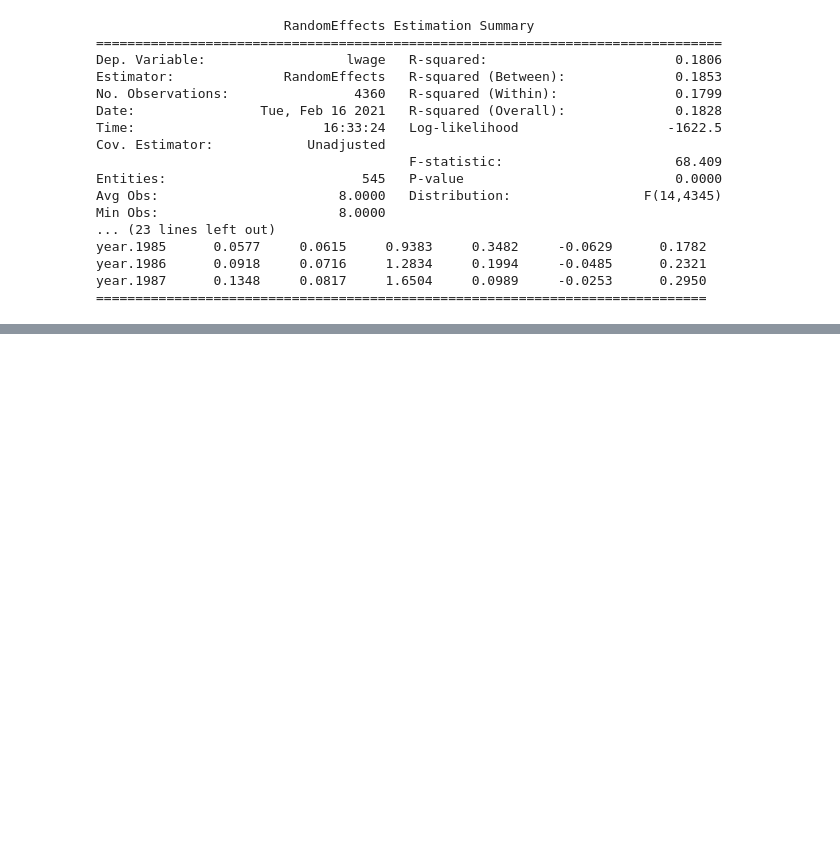
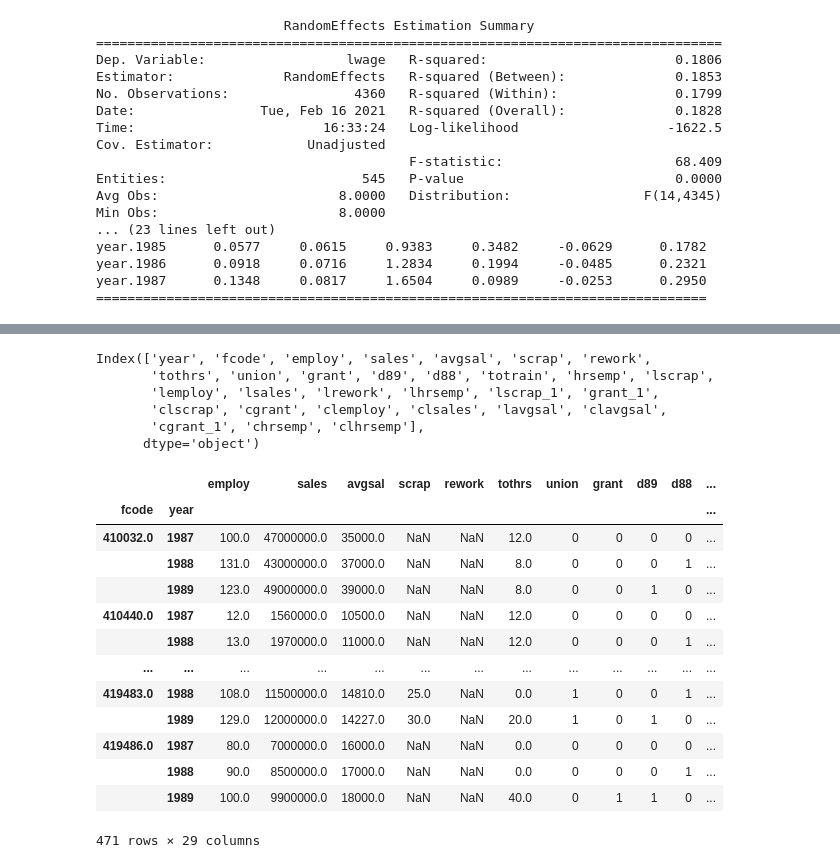
Before and after one commit to vnery5/Econometria, a Jupyter notebook: Cap 13 e 14 - Dados em Painel.ipynb, the cells around one changed output, grey strips where cells are left out. Drawn from its saved outputs; the diff is of its cells as text; code cells hidden in the pictures; blank space fills up the shorter version.

```diff
--- a/Cap 13 e 14 - Dados em Painel.ipynb
+++ b/Cap 13 e 14 - Dados em Painel.ipynb
@@ -928,0 +1519,26 @@ def Reg_Painel_Efeitos_Aleatórios(x, y, constante = "S"):
+# %%
+df.columns
+# %% [output]
+Index(['year', 'fcode', 'employ', 'sales', 'avgsal', 'scrap', 'rework',
+       'tothrs', 'union', 'grant', 'd89', 'd88', 'totrain', 'hrsemp', 'lscrap',
+       'lemploy', 'lsales', 'lrework', 'lhrsemp', 'lscrap_1', 'grant_1',
+       'clscrap', 'cgrant', 'clemploy', 'clsales', 'lavgsal', 'clavgsal',
+       'cgrant_1', 'chrsemp', 'clhrsemp'],
+      dtype='object')
+# %%
+Arrumar_Painel()
+# %% [output]
+|  |  | employ | sales | avgsal | scrap | rework | tothrs | union | grant | d89 | d88 | ... |
+| fcode | year |  |  |  |  |  |  |  |  |  |  | ... |
+| 410032.0 | 1987 | 100.0 | 47000000.0 | 35000.0 | NaN | NaN | 12.0 | 0 | 0 | 0 | 0 | ... |
+|  | 1988 | 131.0 | 43000000.0 | 37000.0 | NaN | NaN | 8.0 | 0 | 0 | 0 | 1 | ... |
+|  | 1989 | 123.0 | 49000000.0 | 39000.0 | NaN | NaN | 8.0 | 0 | 0 | 1 | 0 | ... |
+| 410440.0 | 1987 | 12.0 | 1560000.0 | 10500.0 | NaN | NaN | 12.0 | 0 | 0 | 0 | 0 | ... |
+|  | 1988 | 13.0 | 1970000.0 | 11000.0 | NaN | NaN | 12.0 | 0 | 0 | 0 | 1 | ... |
+| ... | ... | ... | ... | ... | ... | ... | ... | ... | ... | ... | ... | ... |
+| 419483.0 | 1988 | 108.0 | 11500000.0 | 14810.0 | 25.0 | NaN | 0.0 | 1 | 0 | 0 | 1 | ... |
+|  | 1989 | 129.0 | 12000000.0 | 14227.0 | 30.0 | NaN | 20.0 | 1 | 0 | 1 | 0 | ... |
+| 419486.0 | 1987 | 80.0 | 7000000.0 | 16000.0 | NaN | NaN | 0.0 | 0 | 0 | 0 | 0 | ... |
+|  | 1988 | 90.0 | 8500000.0 | 17000.0 | NaN | NaN | 0.0 | 0 | 0 | 0 | 1 | ... |
+|  | 1989 | 100.0 | 9900000.0 | 18000.0 | NaN | NaN | 40.0 | 0 | 1 | 1 | 0 | ... |
+471 rows × 29 columns
```
Also changed, not shown: parts of 9 cells of this notebook, 1 other file.
